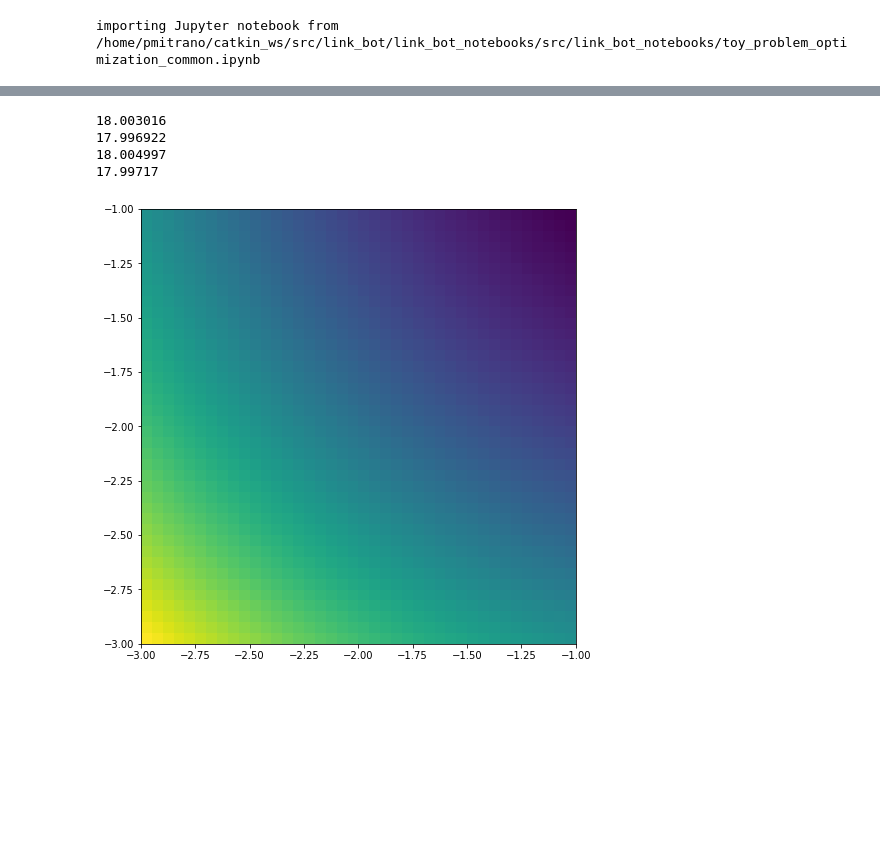
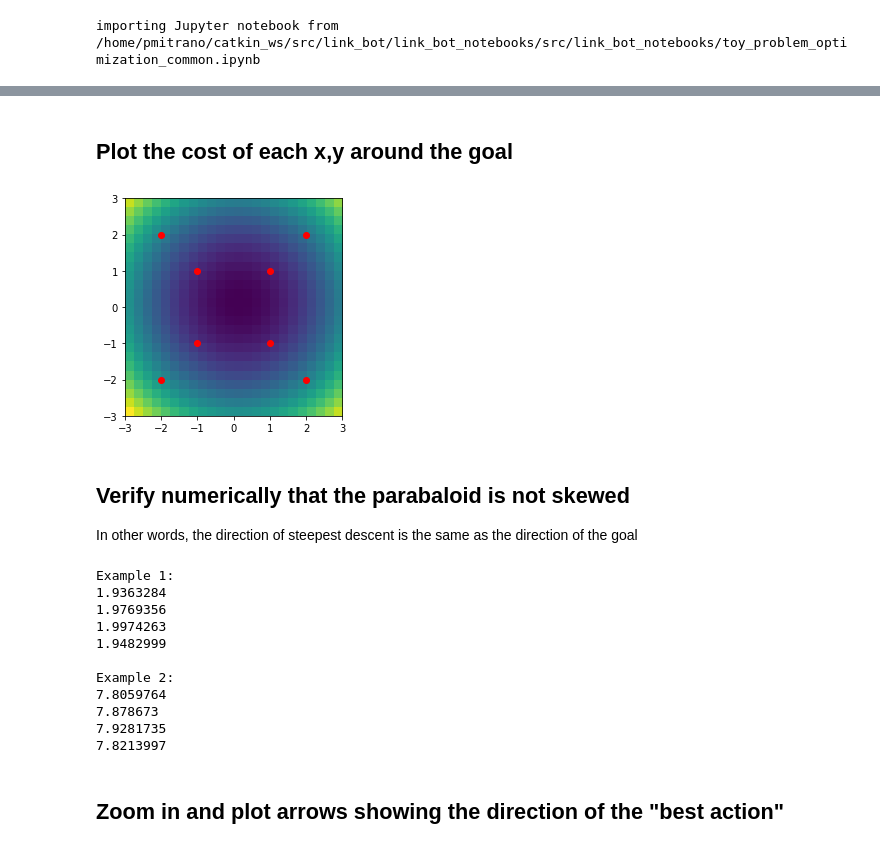
Before and after one commit to UM-ARM-Lab/unreliable-deform-manipulation, a Jupyter notebook: link_bot_notebooks/src/link_bot_notebooks/Linear TF Testing.ipynb, the cells around one changed output, grey strips where cells are left out. Cells and saved outputs as stored; diff of their text form; code cells hidden in the pictures; blank space fills up the shorter version.

```diff
--- a/link_bot_notebooks/src/link_bot_notebooks/Linear TF Testing.ipynb
+++ b/link_bot_notebooks/src/link_bot_notebooks/Linear TF Testing.ipynb
@@ -87,18 +48,41 @@ print(model.cost(o2, goal)[0,0])
+# %% [markdown]
+## Plot the cost of each x,y around the goal
+# %%
+tpo.plot_costmap_2(plt, model, data, goal, resolution=.25, minimum=-3, maximum=3)
+plt.scatter([1, 1, -1, -1], [1, -1, 1, -1], color='r')
+plt.scatter([2, 2, -2, -2], [2, -2, 2, -2], color='r');
+# %% [output]
+[figure, added]
+# %% [markdown]
+## Verify numerically that the parabaloid is not skewed
+
+In other words, the direction of steepest descent is the same as the direction of the goal
 # %%
 def cost_at_xy(x, y):
-    s = np.array([[x], [y], [x], [y], [x], [y]])
+    s = np.array([[x], [y], [0], [0], [0], [0]])
     print(model.cost_of_s(s, goal)[0,0])
 
-cost_at_xy(3, 3)
-cost_at_xy(-3, 3)
-cost_at_xy(-3, -3)
-cost_at_xy(3, -3)
+print("Example 1:")
+cost_at_xy(1, 1)
+cost_at_xy(-1, 1)
+cost_at_xy(-1, -1)
+cost_at_xy(1, -1)
+print("\nExample 2:")
+cost_at_xy(2, 2)
+cost_at_xy(-2, 2)
+cost_at_xy(-2, -2)
+cost_at_xy(2, -2)
 # %% [output]
-18.003016
-17.996922
-18.004997
-17.99717
+Example 1:
+1.9363284
+1.9769356
+1.9974263
+1.9482999
+
+Example 2:
+7.8059764
+7.878673
+7.9281735
+7.8213997
-# %%
-tpo.plot_costmap_2(plt, model, data, goal, resolution=.05, minimum=-3, maximum=-1)
-# %% [output]
-[figure, removed]
+# %% [markdown]
+## Zoom in and plot arrows showing the direction of the "best action"
```
Also changed, not shown: parts of 17 cells of this notebook, 8 other files.
